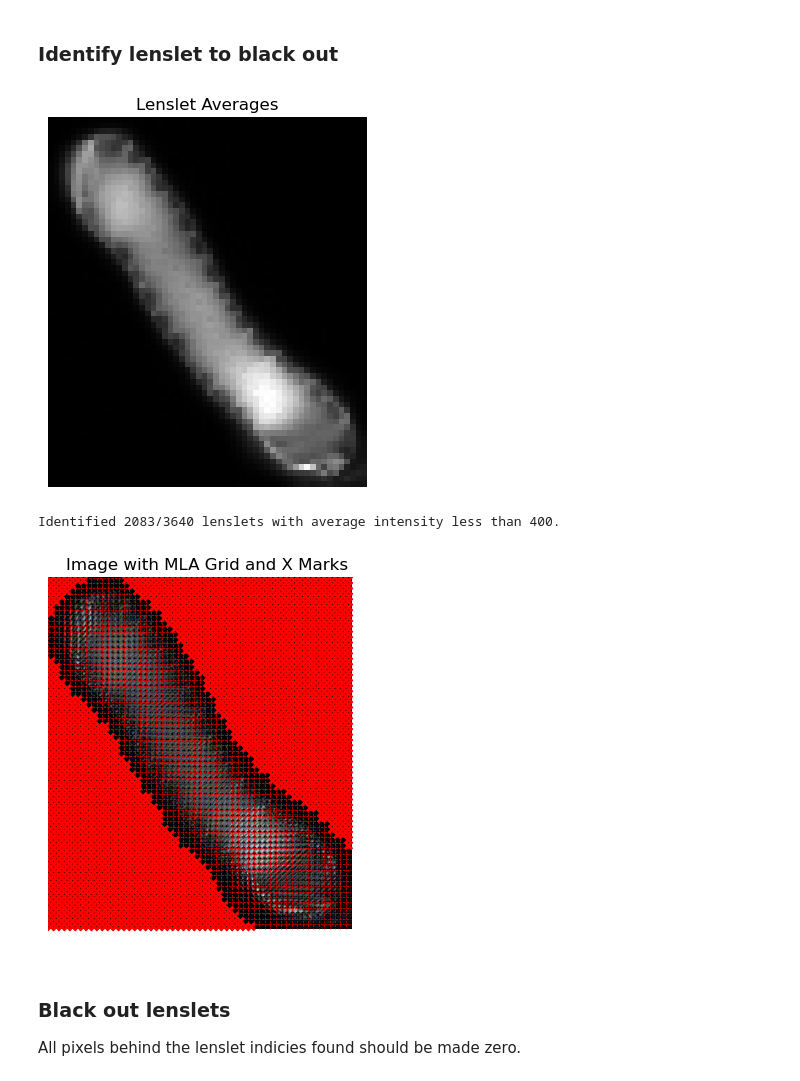
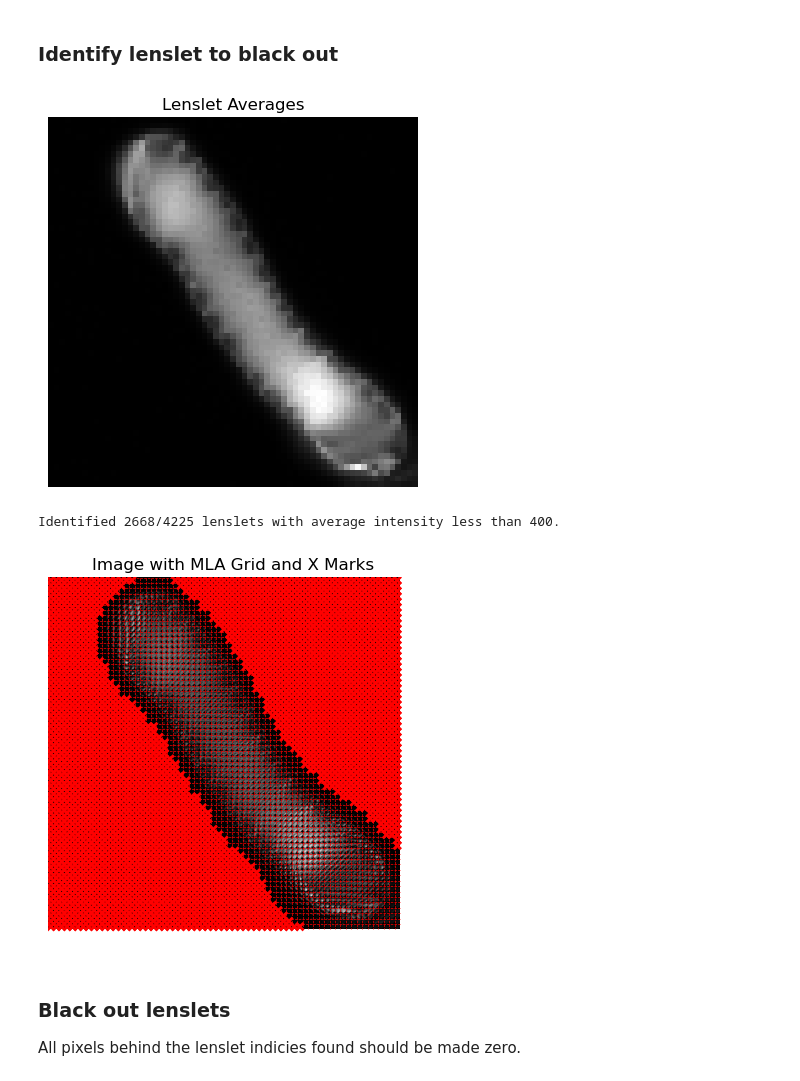
Before and after one commit to gschlafly/pol-analyze, a Jupyter notebook: clean_black_lenslets.ipynb, the cells around one changed output. Saved outputs shown, nothing was run; the diff lists cells and outputs as text; code cells hidden in the pictures.

Commit message:
Inspect square cropped images

```diff
--- a/clean_black_lenslets.ipynb
+++ b/clean_black_lenslets.ipynb
@@ -8,7 +7,7 @@ import matplotlib.pyplot as plt
 from utils import load_images, save_image, display_image, display_image_with_mla_grid
 # %%
 lf_final_dir = os.path.join('data', 'lf_processed_final')
-cropped_dir = os.path.join(lf_final_dir, 'cropped_11_15_56_65')
+cropped_dir = os.path.join(lf_final_dir, 'cropped_02_15_65_65')
 cleaned_dir = os.path.join(lf_final_dir, 'cleaned')
 # %%
 images = load_images(cropped_dir)
@@ -255,15 +256,15 @@ In the lenslets in the background area, we make all the pixels zero.
 # %%
 ret_lenslet_averages = average_intensity_per_lenslet(retardance, pix_per_lenslet)
 display_image(ret_lenslet_averages, title='Lenslet Averages')
 threshold = 400
 ths400_indices = np.where(ret_lenslet_averages < threshold)
 ths400_list_of_indices = list(zip(ths400_indices[0], ths400_indices[1]))
-print(f"Identified {len(list_of_indices)}/{ret_lenslet_averages.size} lenslets with average intensity less than {threshold}.")
-display_image_with_mla_grid_and_x_marks(retardance, pix_per_lenslet, list_of_indices)
+print(f"Identified {len(ths400_list_of_indices)}/{ret_lenslet_averages.size} lenslets with average intensity less than {threshold}.")
+display_image_with_mla_grid_and_x_marks(retardance, pix_per_lenslet, ths400_list_of_indices)
 # %% [output]
-[figure, old version]
+[figure, new version]
-Identified 2083/3640 lenslets with average intensity less than 400.
+Identified 2668/4225 lenslets with average intensity less than 400.
-[figure, old version]
+[figure, new version]
 # %% [markdown]
 ### Black out lenslets
 All pixels behind the lenslet indicies found should be made zero.
```
Also changed, not shown: parts of 9 cells of this notebook, 1 other file.
